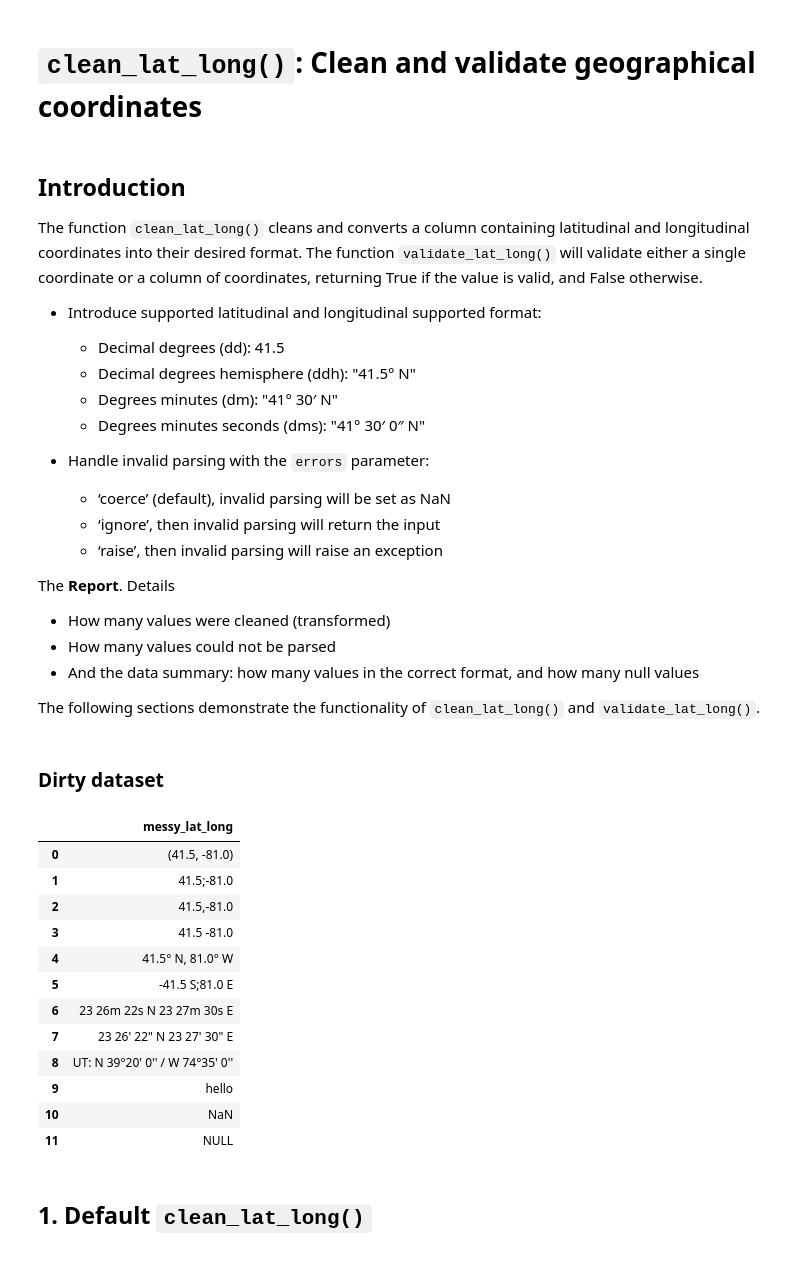
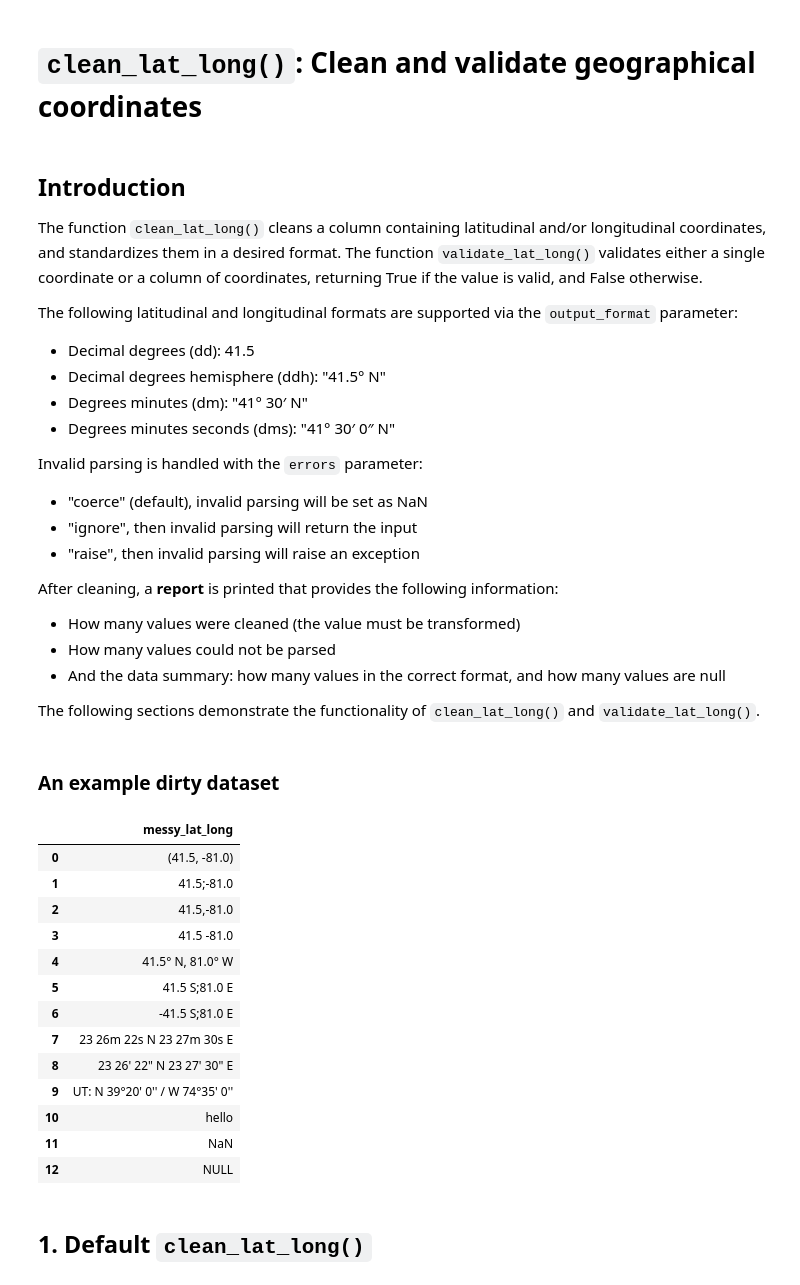
Before and after one commit to sfu-db/dataprep, a Jupyter notebook: docs/source/user_guide/clean/clean_lat_long.ipynb, the cells around one changed output. Saved outputs shown, nothing was run; the diff lists cells and outputs as text; code cells hidden in the pictures.

Commit message:
docs(cleaning): update clean_lat_long docs
Added to the user guide for the clean_lat_long and validate_lat_long functions.

closes #329

```diff
--- a/docs/source/user_guide/clean/clean_lat_long.ipynb
+++ b/docs/source/user_guide/clean/clean_lat_long.ipynb
@@ -3,53 +3,56 @@
 # %% [markdown]
 ## Introduction
 
-The function `clean_lat_long()` cleans and converts a column containing latitudinal and longitudinal coordinates into their desired format. The function `validate_lat_long()` will validate either a single coordinate or a column of coordinates, returning True if the value is valid, and False otherwise.
+The function `clean_lat_long()` cleans a column containing latitudinal and/or longitudinal coordinates, and standardizes them in a desired format. The function `validate_lat_long()` validates either a single coordinate or a column of coordinates, returning True if the value is valid, and False otherwise.
 
-* Introduce supported latitudinal and longitudinal supported format:
+The following latitudinal and longitudinal formats are supported via the `output_format` parameter:
 
-  * Decimal degrees (dd): 41.5
-  * Decimal degrees hemisphere (ddh): "41.5° N"
-  * Degrees minutes (dm): "41° 30′ N"
-  * Degrees minutes seconds (dms): "41° 30′ 0″ N"
+* Decimal degrees (dd): 41.5
+* Decimal degrees hemisphere (ddh): "41.5° N"
+* Degrees minutes (dm): "41° 30′ N"
+* Degrees minutes seconds (dms): "41° 30′ 0″ N"
 
 
-* Handle invalid parsing with the `errors` parameter:
+Invalid parsing is handled with the `errors` parameter:
 
-  * ‘coerce’ (default), invalid parsing will be set as NaN
-  * ‘ignore’, then invalid parsing will return the input
-  * ‘raise’, then invalid parsing will raise an exception
+* "coerce" (default), invalid parsing will be set as NaN
+* "ignore", then invalid parsing will return the input
+* "raise", then invalid parsing will raise an exception
 
-The **Report**. Details
-* How many values were cleaned (transformed)
+
+After cleaning, a **report** is printed that provides the following information:
+
+* How many values were cleaned (the value must be transformed)
 * How many values could not be parsed
-* And the data summary: how many values in the correct format, and how many null values
+* And the data summary: how many values in the correct format, and how many values are null
 
 The following sections demonstrate the functionality of `clean_lat_long()` and `validate_lat_long()`.
 # %% [markdown]
-### Dirty dataset
+### An example dirty dataset
 # %%
 import pandas as pd
 import numpy as np
 df = pd.DataFrame({"messy_lat_long":
                    [(41.5, -81.0), "41.5;-81.0", "41.5,-81.0", "41.5 -81.0",
-                    "41.5° N, 81.0° W", "-41.5 S;81.0 E",
+                    "41.5° N, 81.0° W", "41.5 S;81.0 E", "-41.5 S;81.0 E",
                     "23 26m 22s N 23 27m 30s E", "23 26' 22\" N 23 27' 30\" E",
                     "UT: N 39°20' 0'' / W 74°35' 0''", "hello", np.nan, "NULL"]
                   })
 df
 # %% [output]
 |  | messy_lat_long |
 | 0 | (41.5, -81.0) |
 | 1 | 41.5;-81.0 |
 | 2 | 41.5,-81.0 |
 | 3 | 41.5 -81.0 |
 | 4 | 41.5° N, 81.0° W |
-| 5 | -41.5 S;81.0 E |
-| 6 | 23 26m 22s N 23 27m 30s E |
-| 7 | 23 26' 22" N 23 27' 30" E |
-| 8 | UT: N 39°20' 0'' / W 74°35' 0'' |
-| 9 | hello |
-| 10 | NaN |
-| 11 | NULL |
+| 5 | 41.5 S;81.0 E |
+| 6 | -41.5 S;81.0 E |
+| 7 | 23 26m 22s N 23 27m 30s E |
+| 8 | 23 26' 22" N 23 27' 30" E |
+| 9 | UT: N 39°20' 0'' / W 74°35' 0'' |
+| 10 | hello |
+| 11 | NaN |
+| 12 | NULL |
 # %% [markdown]
 ## 1. Default `clean_lat_long()`
```
Also changed, not shown: parts of 24 cells of this notebook.
